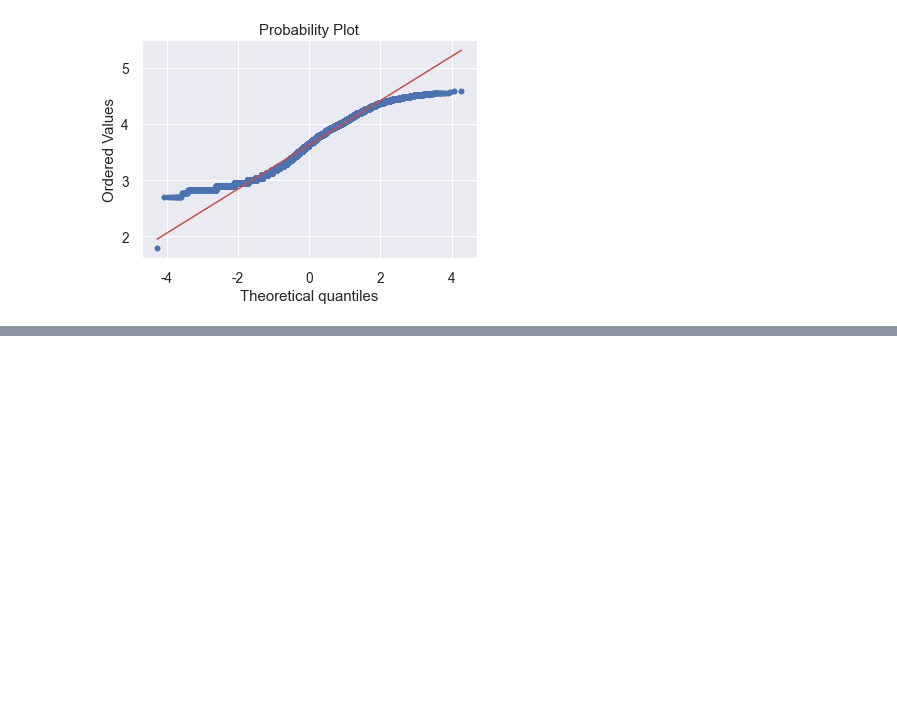
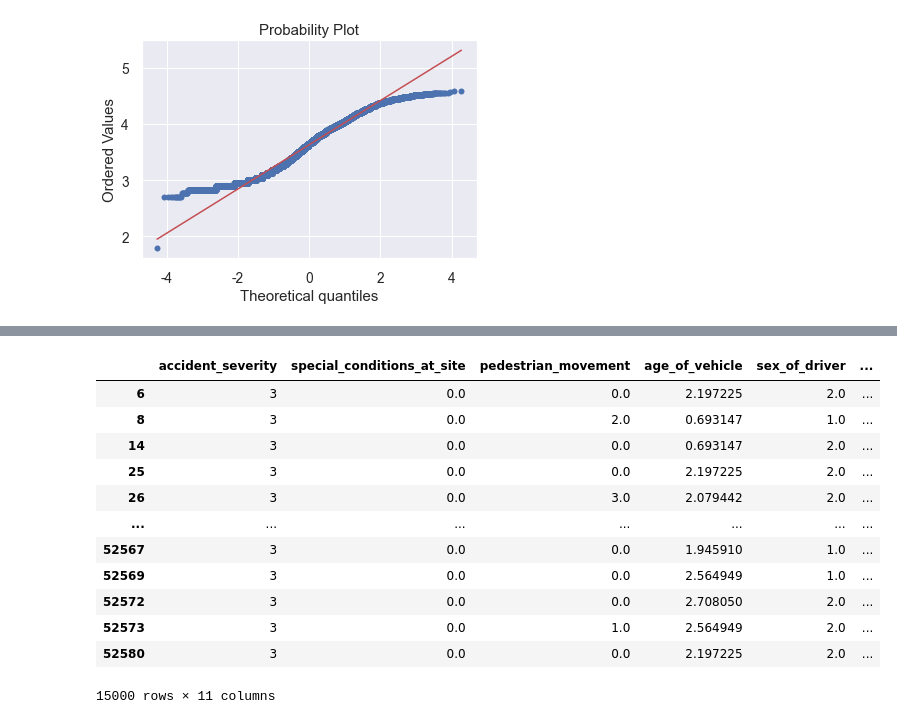
Before and after one commit to oohyun15/Prediction-of-Traffic-Accident-Risk, a Jupyter notebook: src/Preprocessing2.ipynb, the cells around one changed output, grey strips where cells are left out. Cells and saved outputs as stored; diff of their text form; code cells hidden in the pictures; blank space fills up the shorter version.

```diff
--- a/src/Preprocessing2.ipynb
+++ b/src/Preprocessing2.ipynb
@@ -363,0 +350,16 @@ df1.to_csv('../input/pre1.csv', encoding='utf-8-sig',index_label=False')
+# %%
+df1
+# %% [output]
+|  | accident_severity | special_conditions_at_site | pedestrian_movement | age_of_vehicle | sex_of_driver | ... |
+| 6 | 3 | 0.0 | 0.0 | 2.197225 | 2.0 | ... |
+| 8 | 3 | 0.0 | 2.0 | 0.693147 | 1.0 | ... |
+| 14 | 3 | 0.0 | 0.0 | 0.693147 | 2.0 | ... |
+| 25 | 3 | 0.0 | 0.0 | 2.197225 | 2.0 | ... |
+| 26 | 3 | 0.0 | 3.0 | 2.079442 | 2.0 | ... |
+| ... | ... | ... | ... | ... | ... | ... |
+| 52567 | 3 | 0.0 | 0.0 | 1.945910 | 1.0 | ... |
+| 52569 | 3 | 0.0 | 0.0 | 2.564949 | 1.0 | ... |
+| 52572 | 3 | 0.0 | 0.0 | 2.708050 | 2.0 | ... |
+| 52573 | 3 | 0.0 | 1.0 | 2.564949 | 2.0 | ... |
+| 52580 | 3 | 0.0 | 0.0 | 2.197225 | 2.0 | ... |
+15000 rows × 11 columns
```
Also changed, not shown: parts of 14 cells of this notebook, 2 other files.
